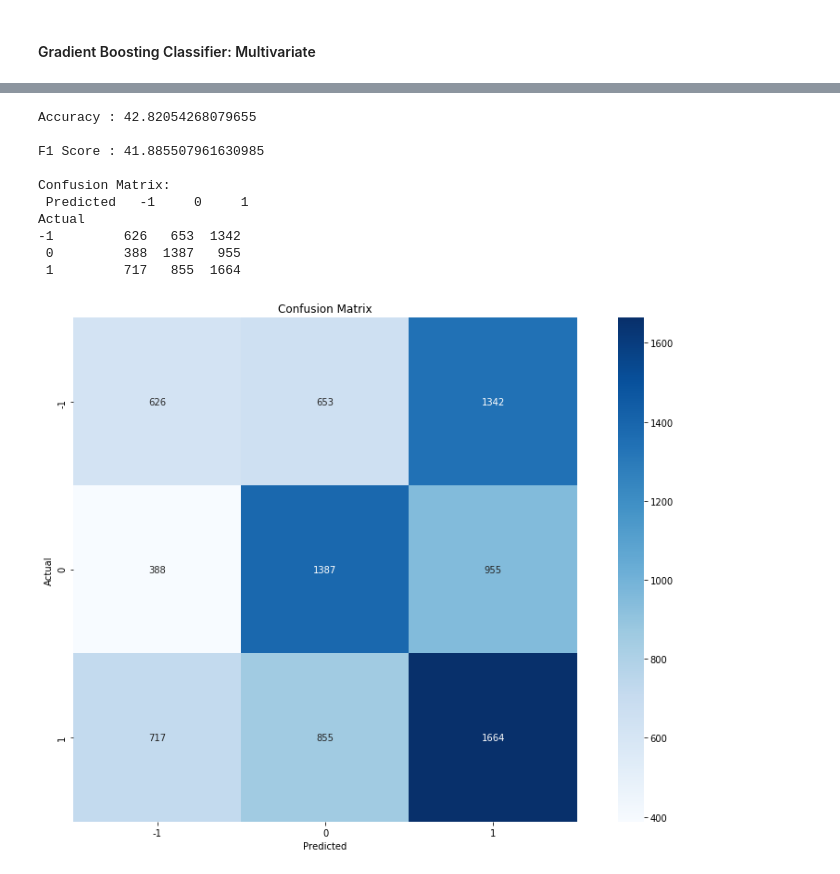
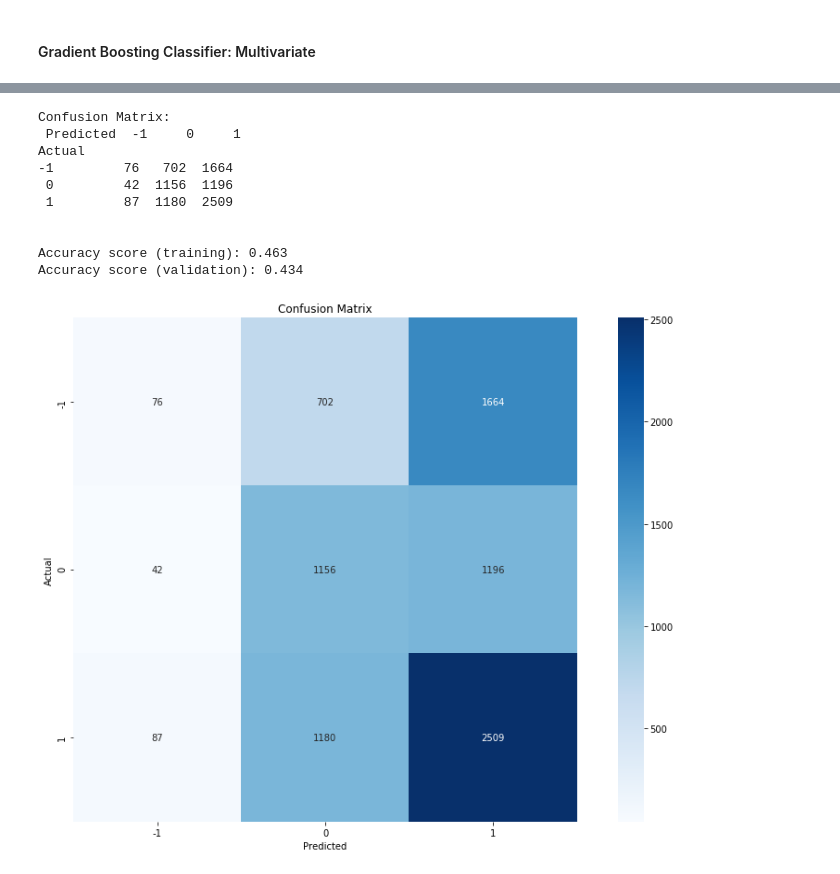
Before and after one commit to Globe-Research/bitfear, a Jupyter notebook: sentiment/time_series_analysis.ipynb, the cells around one changed output, grey strips where cells are left out. Cells and saved outputs as stored; diff of their text form; code cells hidden in the pictures.

```diff
--- a/sentiment/time_series_analysis.ipynb
+++ b/sentiment/time_series_analysis.ipynb
@@ -653,7 +676,7 @@ y_train
 
 #### Logistic Regression: Univariate
 # %%
-samples_in_window = 50
+samples_in_window = 24
 
 X_train_window_uv = []
 y_train_window_uv = []
@@ -800,6 +825,6 @@ print(json.dumps(sorted_im_gbcuv_mean, indent=1))
 #### Logistic Regression: Multivariate
 # %%
-samples_in_window = 50
+samples_in_window = 25
 
 X_train_window_mv = []
 y_train_window_mv = []
@@ -908,0 +1025,11 @@ y_test_window_predicted_mv = gbc_mv.predict(X_test_window_mv)
+# %%
+lr = tuning.best_params_['learning_rate']
+ne = tuning.best_params_['n_estimators']
+
+p_test2 = {'max_depth':[2, 3, 4, 5, 6, 7]}
+
+tuning = GridSearchCV(estimator=GradientBoostingClassifier(learning_rate=lr, n_estimators=ne, min_samples_split=2, min_samples_leaf=1, subsample=1,max_features='sqrt', random_state=10),
+            param_grid = p_test2, scoring='accuracy',n_jobs=4,iid=False, cv=5)
+tuning.fit(X_train_window_mv, y_train_window_mv)
+#tuning.grid_scores_,
+tuning.best_params_, tuning.best_score_
@@ -908,0 +1038,15 @@ y_test_window_predicted_mv = gbc_mv.predict(X_test_window_mv)
+# %%
+md = tuning.best_params_['max_depth']
+
+model1 = GradientBoostingClassifier(learning_rate=lr, n_estimators=ne, max_depth=md, min_samples_split=2, min_samples_leaf=1, subsample=1,max_features='sqrt', random_state=10)
+model1.fit(X_train_window_mv, y_train_window_mv)
+
+#predictors=list(X_train)
+
+feat_imp = pd.Series(model1.feature_importances_, feature_names_mv).sort_values(ascending=False)
+feat_imp.plot(kind='bar', title='Importance of Features')
+plt.ylabel('Feature Importance Score')
+
+print('Accuracy of the GBM on test set: {:.3f}'.format(model1.score(X_test_window_mv, y_test_window_mv)))
+pred = model1.predict(X_test_window_mv)
+print(classification_report(y_test_window_mv, pred))
@@ -909,30 +1065,37 @@ y_test_window_predicted_mv = gbc_mv.predict(X_test_window_mv)
 # %%
+#gbc_mv = GradientBoostingClassifier(n_estimators=100, learning_rate=0.75, max_features=2, max_depth=2, random_state=0).fit(X_train_window_mv, y_train_window_mv)
+
+#y_test_window_predicted_mv = gbc_mv.predict(X_test_window_mv)
+
 classes = [-1, 0, 1]
 
-cm = pd.DataFrame(metrics.confusion_matrix(y_test_window_mv, y_test_window_predicted_mv, labels=classes))
+cm = pd.DataFrame(metrics.confusion_matrix(y_test_window_mv, pred, labels=classes))
 cm.index = classes
 cm.columns = classes
 cm.index.name = 'Actual'
 cm.columns.name = 'Predicted'
 
-print('Accuracy : {} \n'.format(100 * accuracy_score(y_test_window_mv, y_test_window_predicted_mv)))
-print('F1 Score : {} \n'.format(100 * f1_score(y_test_window_mv, y_test_window_predicted_mv, average='weighted')))
-print('Confusion Matrix: \n {}'.format(cm))
+#print('Accuracy : {} \n'.format(100 * accuracy_score(y_test_window_mv, y_test_window_predicted_mv)))
+#print('F1 Score : {} \n'.format(100 * f1_score(y_test_window_mv, y_test_window_predicted_mv, average='weighted')))
+print('Confusion Matrix: \n {} \n\n'.format(cm))
+
+print("Accuracy score (training): {0:.3f}".format(model1.score(X_train_window_mv, y_train_window_mv)))
+print("Accuracy score (validation): {0:.3f}\n".format(model1.score(X_test_window_mv, y_test_window_mv)))
 
 axs = sns.heatmap(cm, cmap="Blues", annot=True, square=True, fmt='g')
 axs.set_ylim(0, len(cm))
 axs.invert_yaxis()
 plt.title('Confusion Matrix')
 plt.show()
 # %% [output]
-Accuracy : 42.82054268079655
+Confusion Matrix:
+ Predicted  -1     0     1
+Actual
+-1         76   702  1664
+ 0         42  1156  1196
+ 1         87  1180  2509
 
-F1 Score : 41.885507961630985
 
-Confusion Matrix:
- Predicted   -1     0     1
-Actual
--1         626   653  1342
- 0         388  1387   955
- 1         717   855  1664
+Accuracy score (training): 0.463
+Accuracy score (validation): 0.434
-[figure, old version]
+[figure, new version]
```
Also changed, not shown: parts of 68 cells of this notebook.
